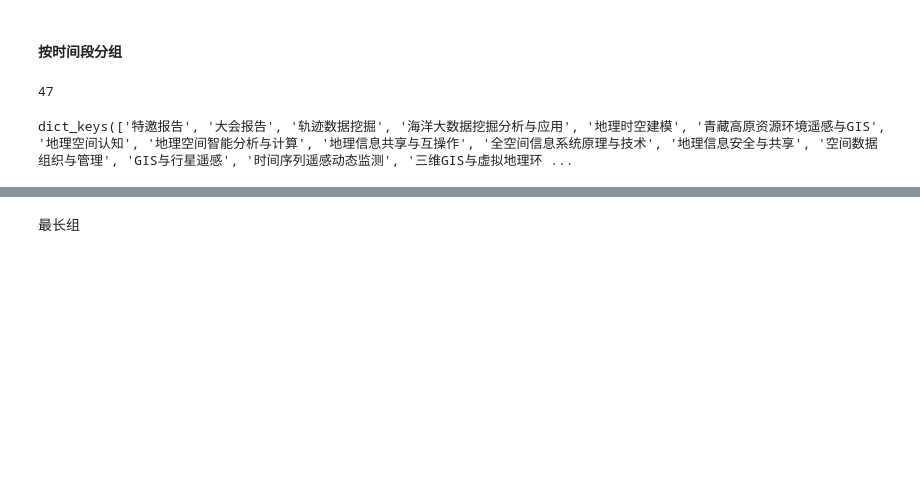
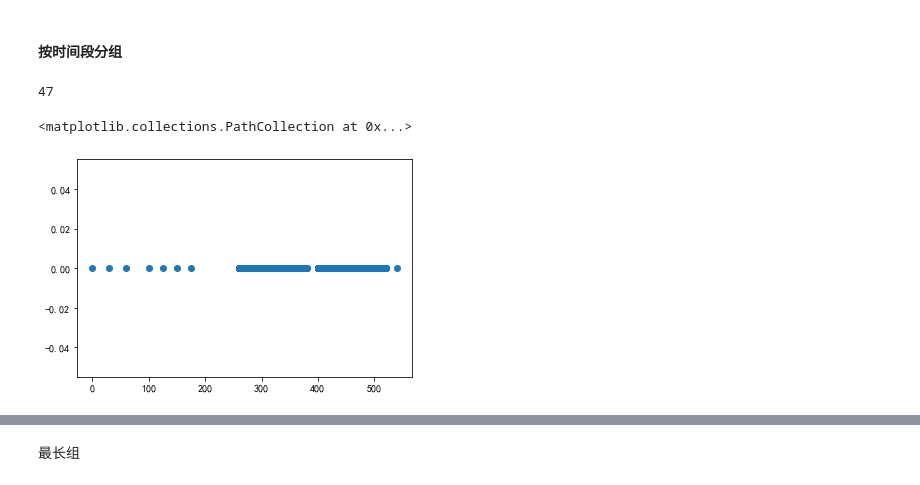
Before and after one commit to T-urning/ReportRecommendation, a Jupyter notebook: spatio_temporal_aware_recommendation.ipynb, the cells around one changed output, grey strips where cells are left out. Cells and saved outputs as stored; diff of their text form; code cells hidden in the pictures; blank space fills up the shorter version.

```diff
--- a/spatio_temporal_aware_recommendation.ipynb
+++ b/spatio_temporal_aware_recommendation.ipynb
@@ -31,7 +32,7 @@ print(hall_2_id)
 # %%
 from datetime import datetime
 time_format = '%Y-%m-%d %H:%M'
-base_time = datetime(2021, 10, 15)
+base_time = datetime(2021, 10, 16)
 new_data = []
 start_time_set = set()
 title_set = set()
@@ -87,10 +88,11 @@ for i, report in enumerate(sorted_data):
     e_time = int(report['end_time'])
     topic = report['topic']
     delta = s_time - t
-
+    time_spans.append((s_time, e_time))
     if delta > min_delta:
         group += 1
         t = s_time
+
     group_dict[group].append(i)
     report['time_group'] = group
     report['id'] = i
@@ -101,7 +103,18 @@ print(group)
 json.dump(sorted_data, open(f'data/conference/grouped_conference_data_{min_delta}.json', 'w', encoding='utf-8'), ensure_ascii=False)
 # %% [output]
 47
-# %%
-dict(topic_2_report_id).keys()
-# %% [output]
-dict_keys(['特邀报告', '大会报告', '轨迹数据挖掘', '海洋大数据挖掘分析与应用', '地理时空建模', '青藏高原资源环境遥感与GIS', '地理空间认知', '地理空间智能分析与计算', '地理信息共享与互操作', '全空间信息系统原理与技术', '地理信息安全与共享', '空间数据组织与管理', 'GIS与行星遥感', '时间序列遥感动态监测', '三维GIS与虚拟地理环 ...
+# %%
+time_points = []
+time_split = int((datetime(2021, 10, 17) - datetime(2021, 10, 16)).total_seconds())
+origin_time = time_spans[0][0]
+for t_span in time_spans:
+    s_t, e_t = t_span
+    if s_t >= time_split: break
+    s_t, e_t = (s_t - origin_time) / 60, (e_t - origin_time) / 60
+    time_points.append((s_t, e_t))
+s_times, e_times = zip(*time_points)
+fig, ax = plt.subplots()
+ax.scatter(s_times, [0 for i in range(len(s_times))])
+# %% [output]
+<matplotlib.collections.PathCollection at 0x...>
+[figure, added]
```
Also changed, not shown: parts of 6 cells of this notebook, 2 other files.
